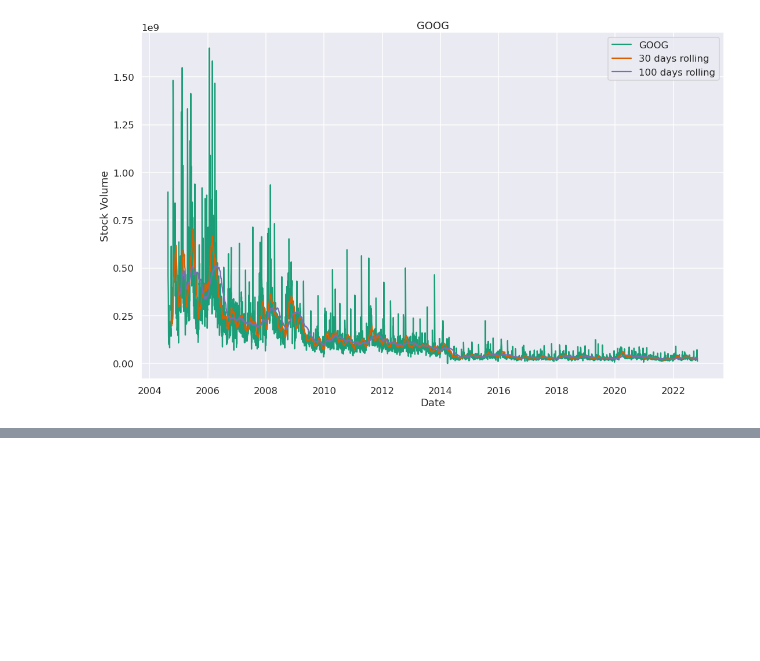
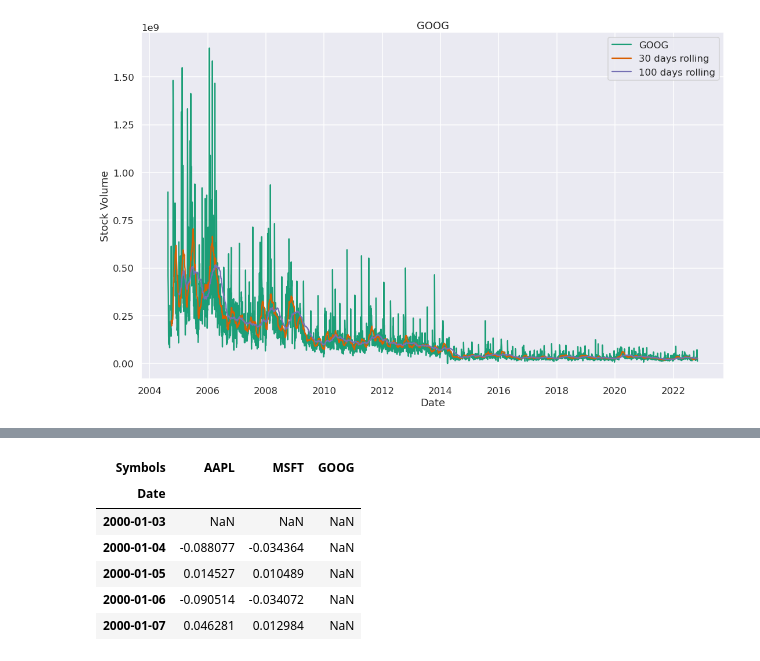
Before and after one commit to Jesus-Almansa/Final_Project_DA, a Jupyter notebook: project.ipynb, the cells around one changed output, grey strips where cells are left out. Cells and saved outputs as stored; diff of their text form; code cells hidden in the pictures; blank space fills up the shorter version.

```diff
--- a/project.ipynb
+++ b/project.ipynb
@@ -189,0 +190,12 @@ returns.head()
+# %%
+# Log returns - First the logarithm of the prices is taken and the the difference of consecutive (log) observations
+log_returns = np.log(df['Close']).diff()
+log_returns.head()
+# %% [output]
+| Symbols | AAPL | MSFT | GOOG |
+| Date |  |  |  |
+| 2000-01-03 | NaN | NaN | NaN |
+| 2000-01-04 | -0.088077 | -0.034364 | NaN |
+| 2000-01-05 | 0.014527 | 0.010489 | NaN |
+| 2000-01-06 | -0.090514 | -0.034072 | NaN |
+| 2000-01-07 | 0.046281 | 0.012984 | NaN |
```
Also changed, not shown: parts of 2 cells of this notebook.
